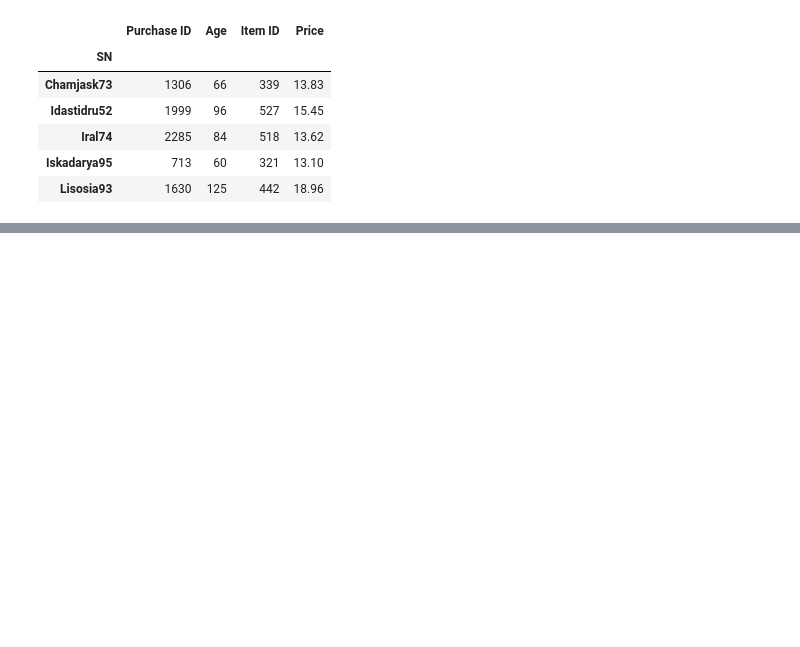
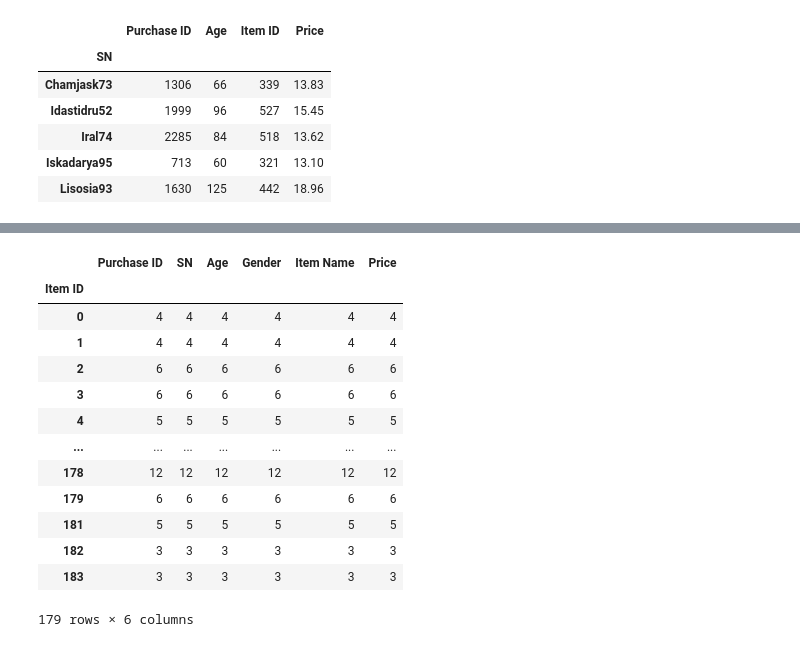
Before and after one commit to papadiscobravo/pandas-challenge, a Jupyter notebook: HerosOfPymoli/HeroesOfPymoli.ipynb, the cells around one changed output, grey strips where cells are left out. Cells and saved outputs as stored; diff of their text form; code cells hidden in the pictures; blank space fills up the shorter version.

```diff
--- a/HerosOfPymoli/HeroesOfPymoli.ipynb
+++ b/HerosOfPymoli/HeroesOfPymoli.ipynb
@@ -351,3 +353,22 @@ topSNs_df = pd.DataFrame(data=topSNs)
 #        ii. item name
 #       iii. purchase count
 #        iv. total purchase value
+# %%
+itemsCount = purchaseData_df.groupby(["Item ID"])
+itemsCount_df = pd.DataFrame(itemsCount.count())
+itemsCount_df
+# %% [output]
+|  | Purchase ID | SN | Age | Gender | Item Name | Price |
+| Item ID |  |  |  |  |  |  |
+| 0 | 4 | 4 | 4 | 4 | 4 | 4 |
+| 1 | 4 | 4 | 4 | 4 | 4 | 4 |
+| 2 | 6 | 6 | 6 | 6 | 6 | 6 |
+| 3 | 6 | 6 | 6 | 6 | 6 | 6 |
+| 4 | 5 | 5 | 5 | 5 | 5 | 5 |
+| ... | ... | ... | ... | ... | ... | ... |
+| 178 | 12 | 12 | 12 | 12 | 12 | 12 |
+| 179 | 6 | 6 | 6 | 6 | 6 | 6 |
+| 181 | 5 | 5 | 5 | 5 | 5 | 5 |
+| 182 | 3 | 3 | 3 | 3 | 3 | 3 |
+| 183 | 3 | 3 | 3 | 3 | 3 | 3 |
+179 rows × 6 columns
```
Also changed, not shown: parts of 4 cells of this notebook, 1 other file.
